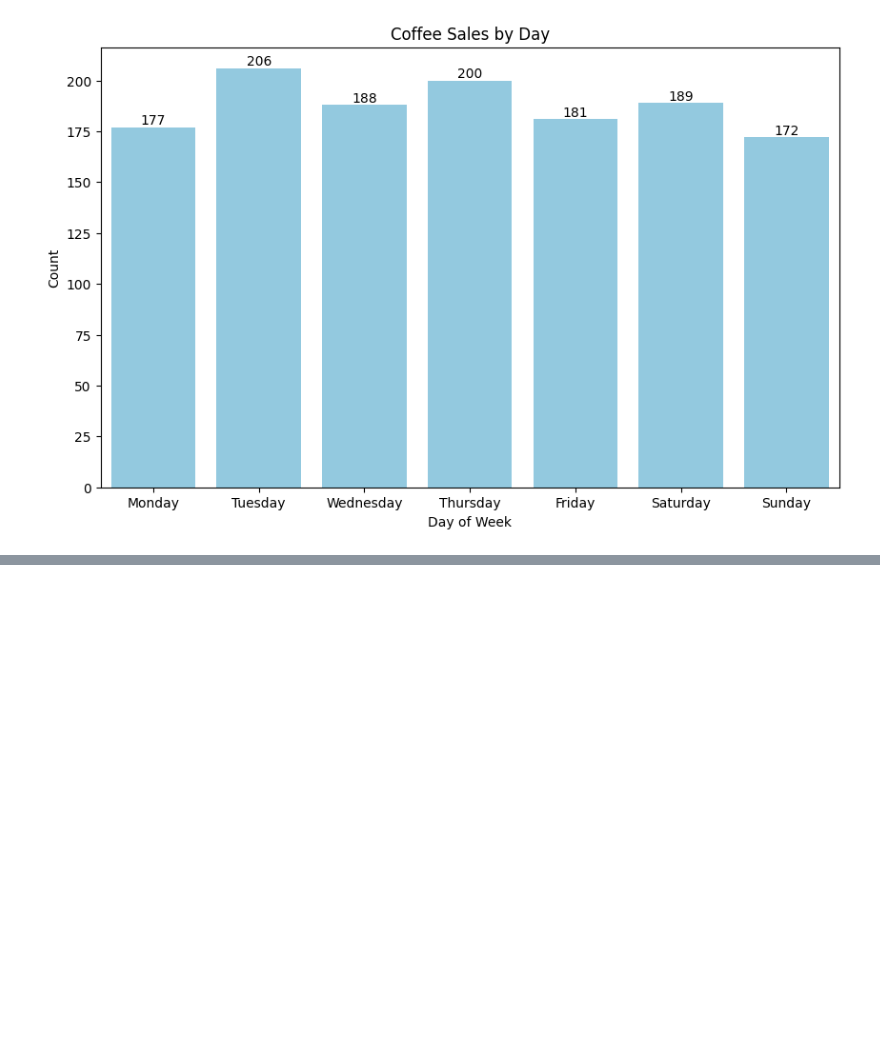
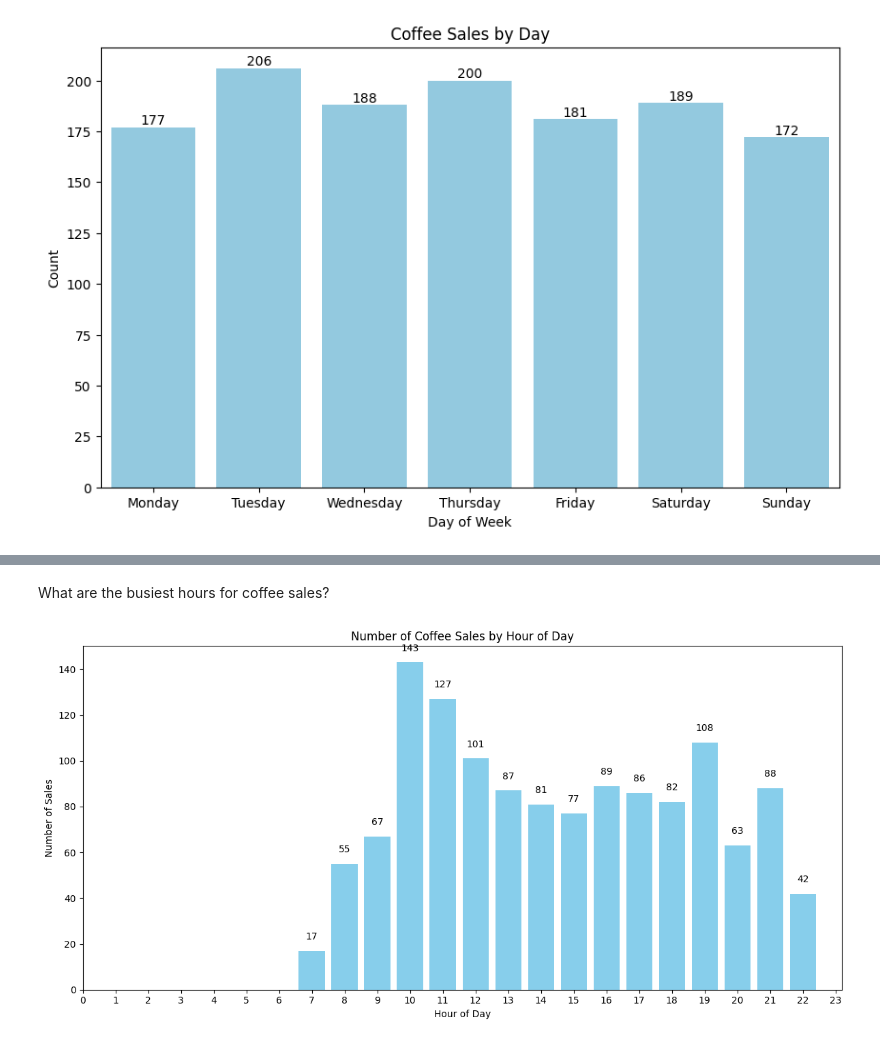
Before and after one commit to soham-bhagwat/Data-Analysis-EDA, a Jupyter notebook: coffee-sales-eda.ipynb, the cells around one changed output, grey strips where cells are left out. Saved outputs shown, nothing was run; the diff lists cells and outputs as text; code cells hidden in the pictures; blank space fills up the shorter version.

```diff
--- a/coffee-sales-eda.ipynb
+++ b/coffee-sales-eda.ipynb
@@ -155,0 +195,28 @@ Text(0.5, 1.0, 'Coffee Sales by Day')
+# %% [markdown]
+What are the busiest hours for coffee sales?
+# %%
+df['datetime'] = pd.to_datetime(df['datetime'])
+df['hour'] = df['datetime'].dt.hour
+
+# Group by hour and count occurrences
+hourly_counts = df.groupby('hour').size().reset_index(name='count')
+
+# Plot the results
+plt.figure(figsize=(12, 6))
+plt.bar(hourly_counts['hour'], hourly_counts['count'], color='skyblue')
+
+# Add labels and title
+plt.xlabel('Hour of Day')
+plt.ylabel('Number of Sales')
+plt.title('Number of Coffee Sales by Hour of Day')
+
+# Add labels on top of bars
+for index, row in hourly_counts.iterrows():
+    plt.text(row['hour'], row['count'] + 5, str(row['count']), ha='center')
+
+# Display the plot
+plt.xticks(range(24))  # Ensure all hours are shown on x-axis
+plt.tight_layout()
+plt.show()
+# %% [output]
+[figure, added]
```
Also changed, not shown: parts of 12 cells of this notebook.
